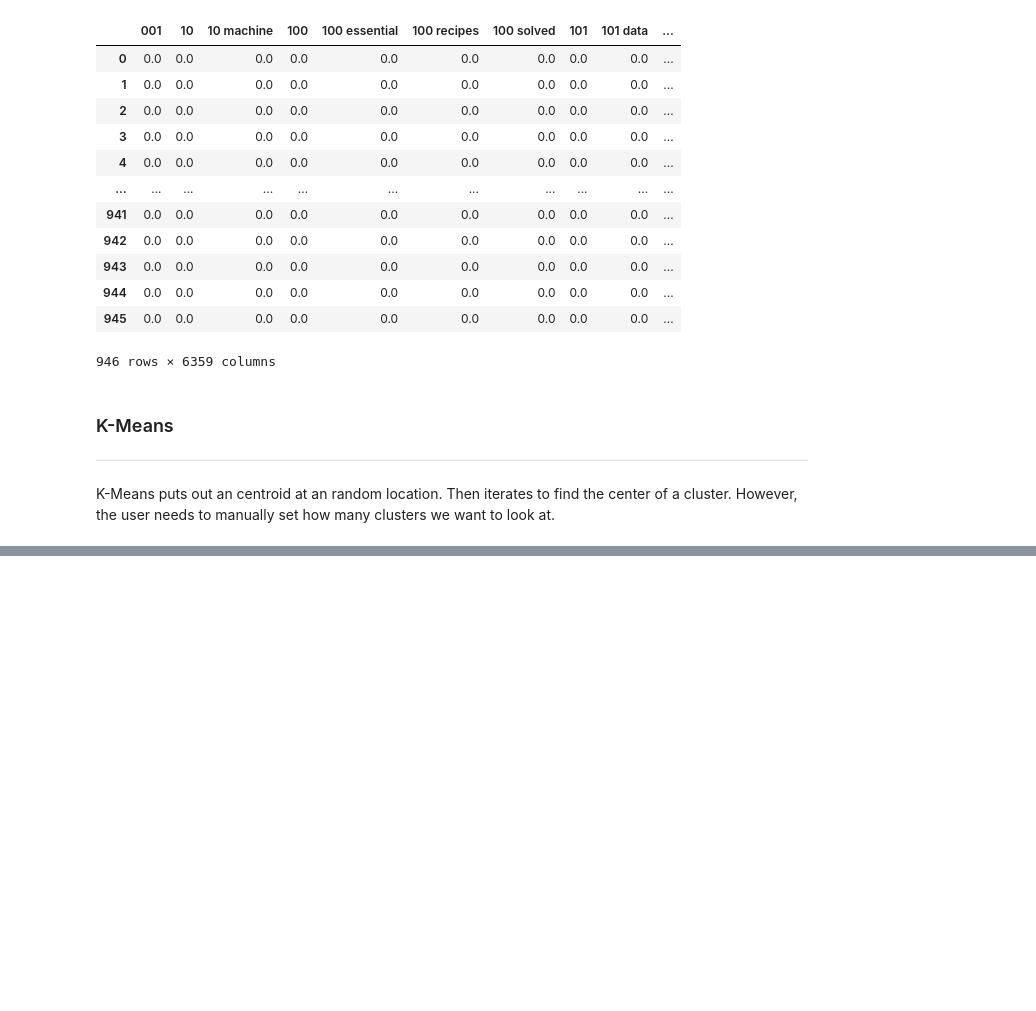
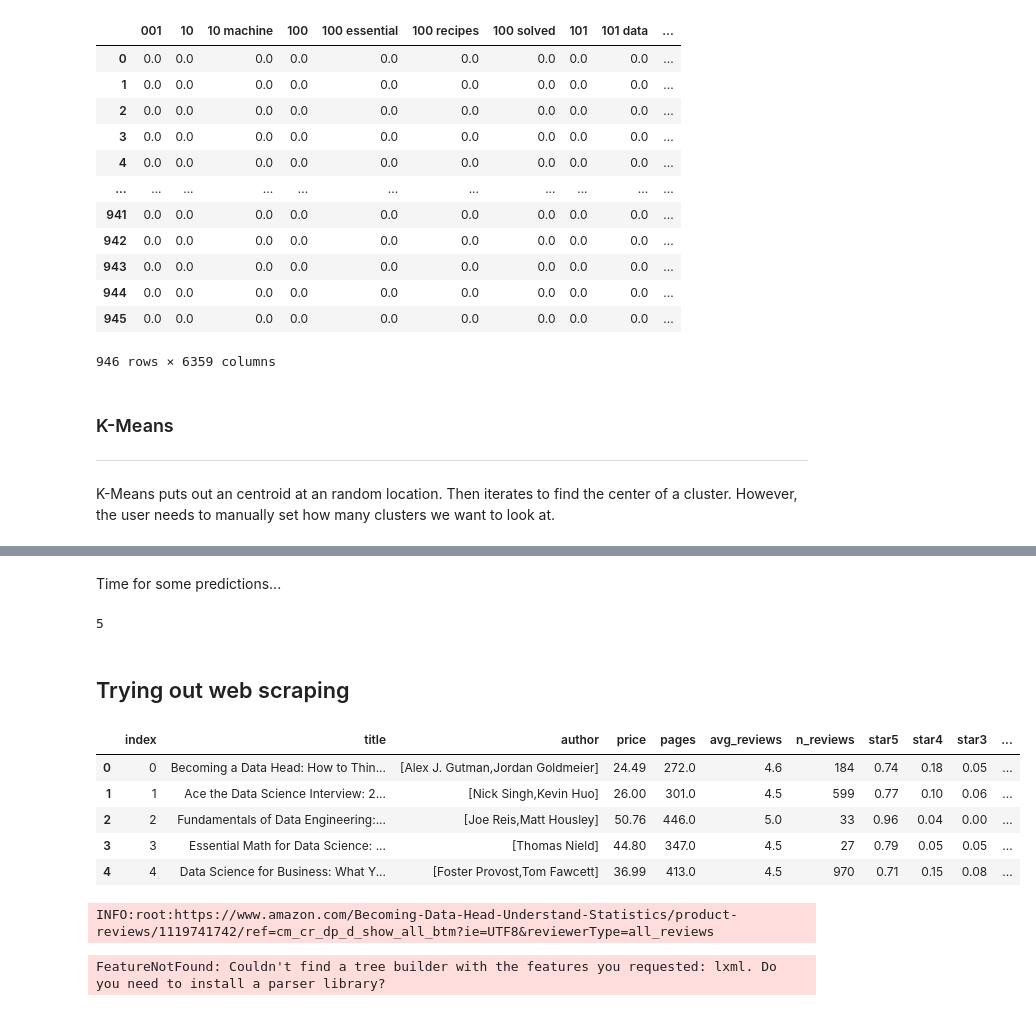
Before and after one commit to ezztherose/notebooks, a Jupyter notebook: ds-books/ds-books.ipynb, the cells around one changed output, grey strips where cells are left out. Cells and saved outputs as stored; diff of their text form; code cells hidden in the pictures; blank space fills up the shorter version.

```diff
--- a/ds-books/ds-books.ipynb
+++ b/ds-books/ds-books.ipynb
@@ -119,0 +181,11 @@ plt.show()
+# %% [markdown]
+Time for some predictions...
+# %%
+search_term = 'tensorflow Deep learning'
+test = vec.transform([search_term])
+result = model.predict(test)[0]
+print(result)
+# %% [output]
+5
+# %% [markdown]
+## Trying out web scraping
@@ -119,0 +194,28 @@ plt.show()
+# %%
+def get_urls(urls):
+    try:
+        split_urls = urls.split('dp')
+        prod_num = split_urls[1].split('/')[1]
+        review_url = split_urls[0] + 'product-reviews/' + prod_num + '/ref=cm_cr_dp_d_show_all_btm?ie=UTF8&reviewerType=all_reviews'
+    except:
+        review_url = None
+    return review_url
+# %%
+# generating urls for each revew
+df1['review_urls'] = df1['complete_link'].apply(lambda x: get_urls(x))
+# cleaning the data by removing null-values
+df_reviews = df1.loc[~df1['review_urls'].isnull()].reset_index()
+df_reviews.head()
+# %% [output]
+|  | index | title | author | price | pages | avg_reviews | n_reviews | star5 | star4 | star3 | ... |
+| 0 | 0 | Becoming a Data Head: How to Thin... | [Alex J. Gutman,Jordan Goldmeier] | 24.49 | 272.0 | 4.6 | 184 | 0.74 | 0.18 | 0.05 | ... |
+| 1 | 1 | Ace the Data Science Interview: 2... | [Nick Singh,Kevin Huo] | 26.00 | 301.0 | 4.5 | 599 | 0.77 | 0.10 | 0.06 | ... |
+| 2 | 2 | Fundamentals of Data Engineering:... | [Joe Reis,Matt Housley] | 50.76 | 446.0 | 5.0 | 33 | 0.96 | 0.04 | 0.00 | ... |
+| 3 | 3 | Essential Math for Data Science: ... | [Thomas Nield] | 44.80 | 347.0 | 4.5 | 27 | 0.79 | 0.05 | 0.05 | ... |
+| 4 | 4 | Data Science for Business: What Y... | [Foster Provost,Tom Fawcett] | 36.99 | 413.0 | 4.5 | 970 | 0.71 | 0.15 | 0.08 | ... |
+# %%
+amsc = Amazon_Scraper(df_reviews['review_urls'], df_reviews['title'])
+amsc.data_to_csv()
+# %% [output]
+INFO:root:https://www.amazon.com/Becoming-Data-Head-Understand-Statistics/product-reviews/1119741742/ref=cm_cr_dp_d_show_all_btm?ie=UTF8&reviewerType=all_reviews
+FeatureNotFound: Couldn't find a tree builder with the features you requested: lxml. Do you need to install a parser library?
```
Also changed, not shown: parts of 11 cells of this notebook, 4 other files.
